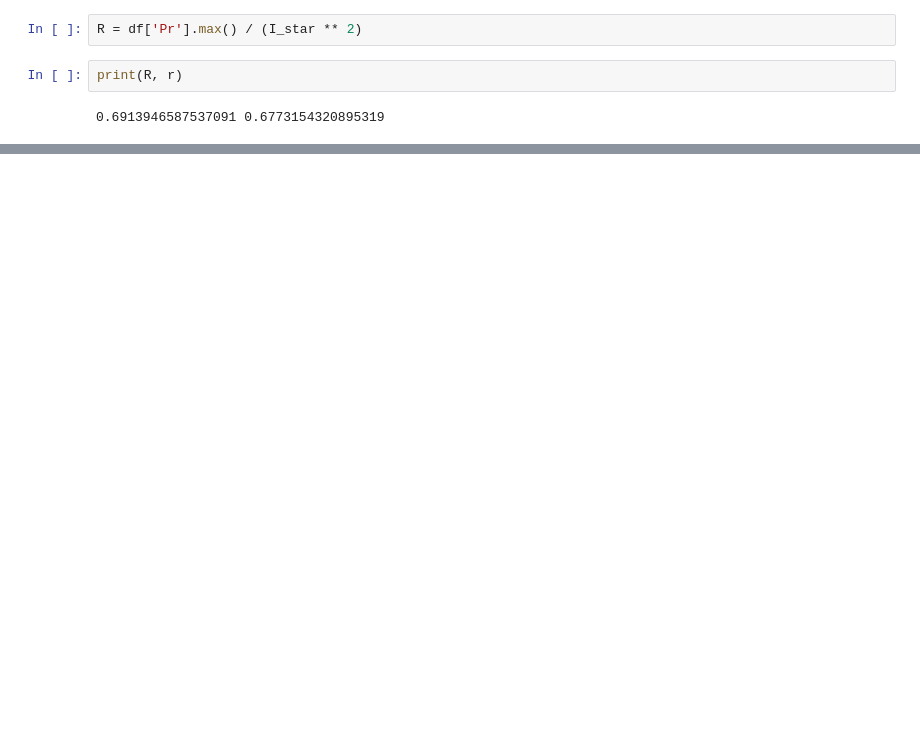
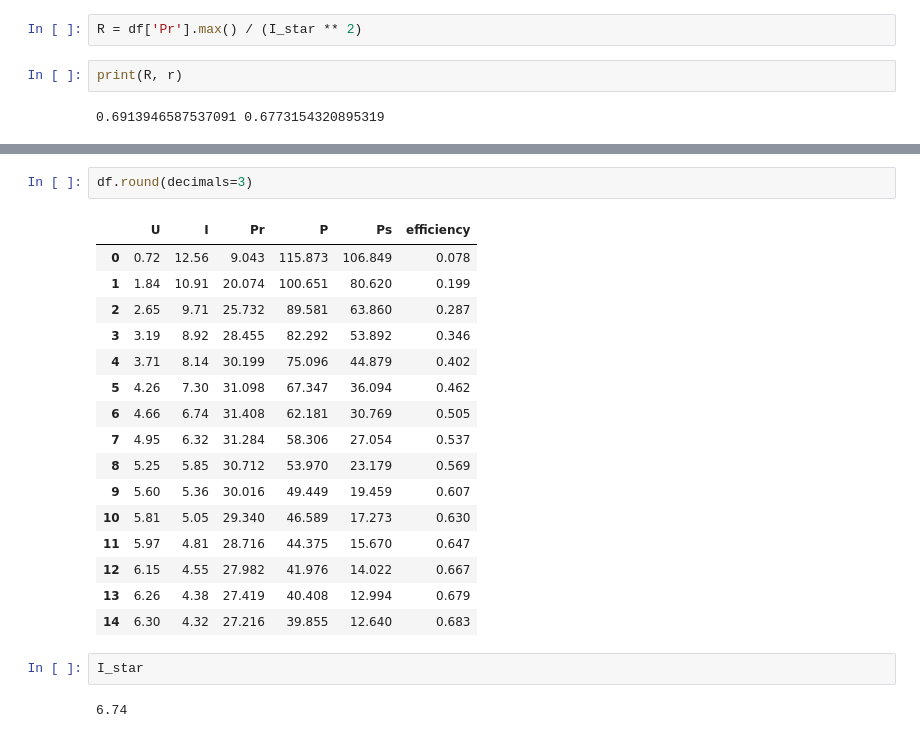
Before and after one commit to currantino/physics-3.02, a Jupyter notebook: calculations.ipynb, the cells around one changed output, grey strips where cells are left out. Cells and saved outputs as stored; diff of their text form; blank space fills up the shorter version.

```diff
--- a/calculations.ipynb
+++ b/calculations.ipynb
@@ -112,0 +119,23 @@ plt.show()
+# %%
+df.round(decimals=3)
+# %% [output]
+|  | U | I | Pr | P | Ps | efficiency |
+| 0 | 0.72 | 12.56 | 9.043 | 115.873 | 106.849 | 0.078 |
+| 1 | 1.84 | 10.91 | 20.074 | 100.651 | 80.620 | 0.199 |
+| 2 | 2.65 | 9.71 | 25.732 | 89.581 | 63.860 | 0.287 |
+| 3 | 3.19 | 8.92 | 28.455 | 82.292 | 53.892 | 0.346 |
+| 4 | 3.71 | 8.14 | 30.199 | 75.096 | 44.879 | 0.402 |
+| 5 | 4.26 | 7.30 | 31.098 | 67.347 | 36.094 | 0.462 |
+| 6 | 4.66 | 6.74 | 31.408 | 62.181 | 30.769 | 0.505 |
+| 7 | 4.95 | 6.32 | 31.284 | 58.306 | 27.054 | 0.537 |
+| 8 | 5.25 | 5.85 | 30.712 | 53.970 | 23.179 | 0.569 |
+| 9 | 5.60 | 5.36 | 30.016 | 49.449 | 19.459 | 0.607 |
+| 10 | 5.81 | 5.05 | 29.340 | 46.589 | 17.273 | 0.630 |
+| 11 | 5.97 | 4.81 | 28.716 | 44.375 | 15.670 | 0.647 |
+| 12 | 6.15 | 4.55 | 27.982 | 41.976 | 14.022 | 0.667 |
+| 13 | 6.26 | 4.38 | 27.419 | 40.408 | 12.994 | 0.679 |
+| 14 | 6.30 | 4.32 | 27.216 | 39.855 | 12.640 | 0.683 |
+# %%
+I_star
+# %% [output]
+6.74
```
Also changed, not shown: parts of 4 cells of this notebook, 4 other files.
